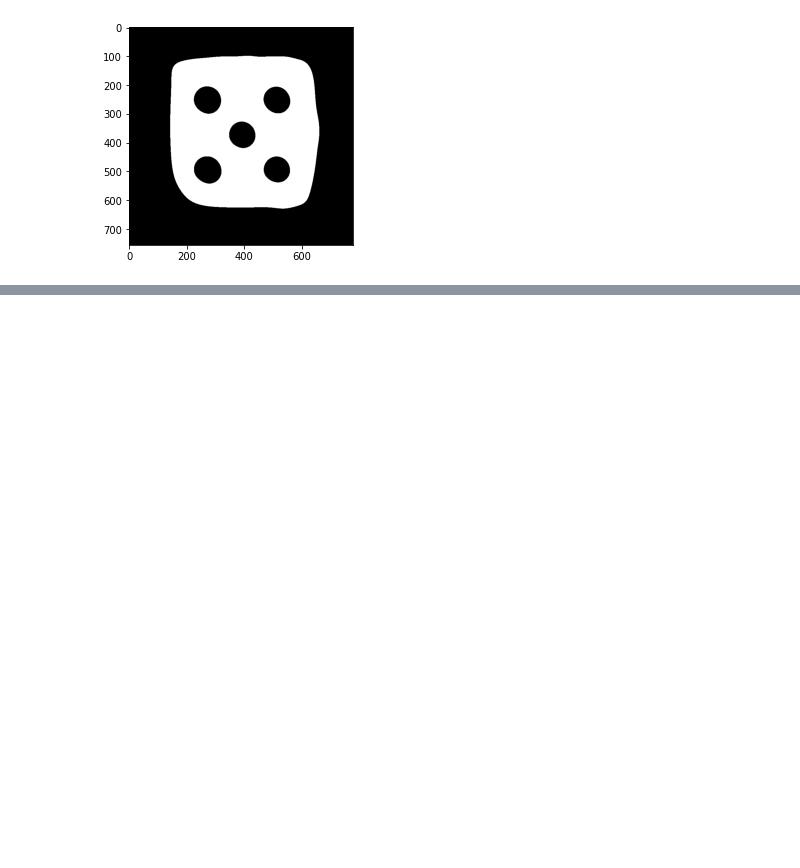
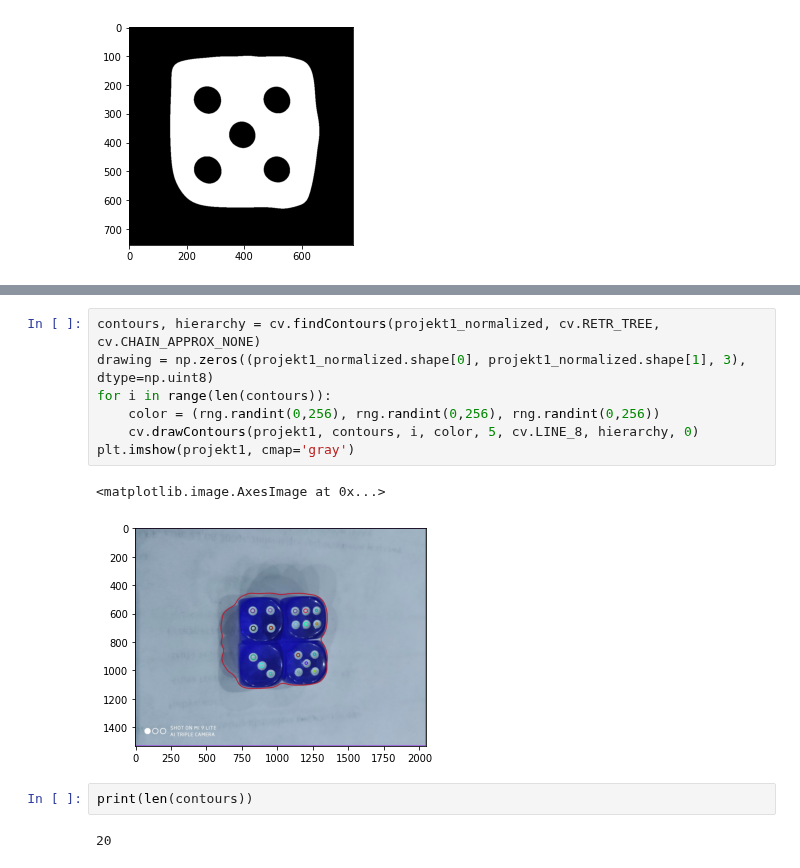
Before and after one commit to feliksczart/kck, a Jupyter notebook: Projekt/src/main.ipynb, the cells around one changed output, grey strips where cells are left out. Drawn from its saved outputs; the diff is of its cells as text; blank space fills up the shorter version.

```diff
--- a/Projekt/src/main.ipynb
+++ b/Projekt/src/main.ipynb
@@ -51,0 +89,14 @@ plt.imshow(latwe0, cmap='gray')
+# %%
+contours, hierarchy = cv.findContours(projekt1_normalized, cv.RETR_TREE, cv.CHAIN_APPROX_NONE)
+drawing = np.zeros((projekt1_normalized.shape[0], projekt1_normalized.shape[1], 3), dtype=np.uint8)
+for i in range(len(contours)):
+    color = (rng.randint(0,256), rng.randint(0,256), rng.randint(0,256))
+    cv.drawContours(projekt1, contours, i, color, 5, cv.LINE_8, hierarchy, 0)
+plt.imshow(projekt1, cmap='gray')
+# %% [output]
+<matplotlib.image.AxesImage at 0x...>
+[figure, added]
+# %%
+print(len(contours))
+# %% [output]
+20
```
Also changed, not shown: parts of 7 cells of this notebook.
